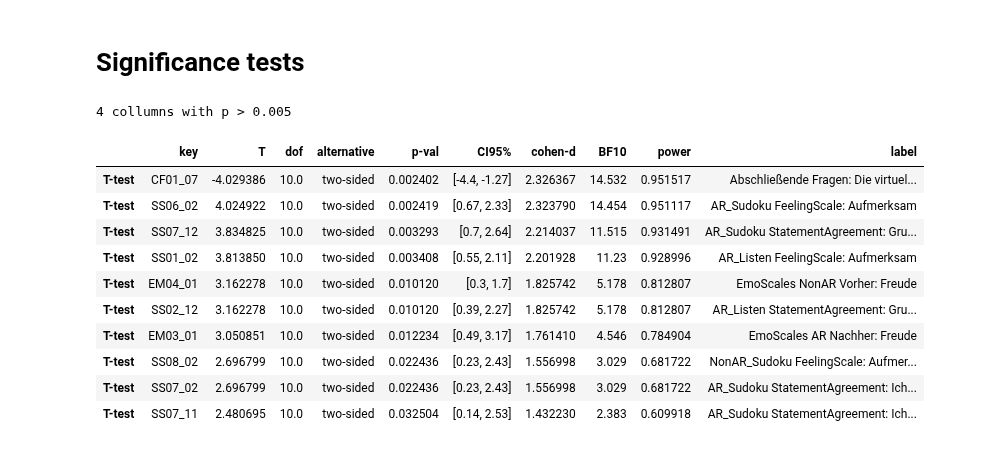
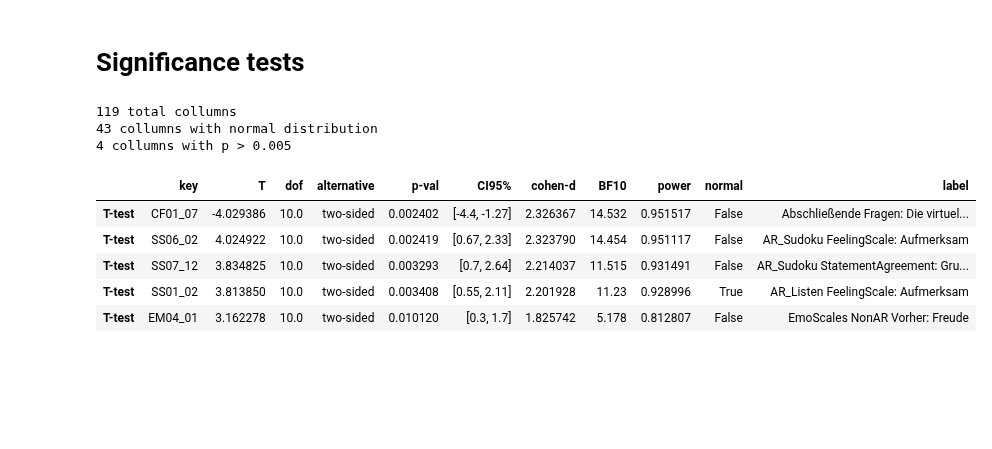
Before and after one commit to BrunoBerger/Zen-Office, a Jupyter notebook: Auswertung/plots.ipynb, the cells around one changed output. Drawn from its saved outputs; the diff is of its cells as text; code cells hidden in the pictures; blank space fills up the shorter version.

Commit message:
added test for normal distribution

```diff
--- a/Auswertung/plots.ipynb
+++ b/Auswertung/plots.ipynb
@@ -408,43 +408,49 @@ All_Keys = [
     *EmotionScales.AR.Vorher,
     *EmotionScales.AR.Zwischen,
     *EmotionScales.AR.Nachher,
     *EmotionScales.NonAR.Vorher,
     *EmotionScales.NonAR.Zwischen,
     *EmotionScales.NonAR.Nachher,
     *ShortUserExpQ.Keys,
     *AbschließendeFragen.Keys,
     *Tasks.Keys,
 ]
 
 
 ARFirsts = df.loc[(df.QUESTNNR=="ArFirst")]
 NonARFirsts = df.loc[(df.QUESTNNR=="NonArFirst")]
 results = pd.DataFrame(columns=["key"])
 
 for key in All_Keys:
     with warnings.catch_warnings():
         warnings.simplefilter(action="ignore", category=RuntimeWarning)
         res = pg.ttest(ARFirsts[key], NonARFirsts[key])
+    with warnings.catch_warnings():
+        warnings.simplefilter(action="ignore", category=UserWarning)
+        res["normal"] = pg.normality(df[key])["normal"].bool()
+
     res["key"] = key
     res["label"] = keyToLabel.loc[keyToLabel.VAR == key]["LABEL"].to_string(index=False)
     results = pd.concat([results , res])
 
+print(f"{len(results)} total collumns")
+
+nNormal = len(results.loc[results["normal"] == True])
+print(f"{nNormal} collumns with normal distribution")
 
 pThreshold = 0.005
-print(len(results.loc[results["p-val"] < pThreshold]), f"collumns with p > {pThreshold}")
+nOverThreshold = len(results.loc[results["p-val"] < pThreshold])
+print(f"{nOverThreshold} collumns with p > {pThreshold}")
 
 # results = results.style.set_properties(subset=["label"],**{'text-align': 'left'}) # needs "Jinja2" module
-results.sort_values(by="p-val", ascending=True).head(10)
+results.sort_values(by="p-val", ascending=True).head(nOverThreshold+1)
 # %% [output]
+119 total collumns
+43 collumns with normal distribution
 4 collumns with p > 0.005
-|  | key | T | dof | alternative | p-val | CI95% | cohen-d | BF10 | power | label |
-| T-test | CF01_07 | -4.029386 | 10.0 | two-sided | 0.002402 | [-4.4, -1.27] | 2.326367 | 14.532 | 0.951517 | Abschließende Fragen: Die virtuel... |
-| T-test | SS06_02 | 4.024922 | 10.0 | two-sided | 0.002419 | [0.67, 2.33] | 2.323790 | 14.454 | 0.951117 | AR_Sudoku FeelingScale: Aufmerksam |
-| T-test | SS07_12 | 3.834825 | 10.0 | two-sided | 0.003293 | [0.7, 2.64] | 2.214037 | 11.515 | 0.931491 | AR_Sudoku StatementAgreement: Gru... |
-| T-test | SS01_02 | 3.813850 | 10.0 | two-sided | 0.003408 | [0.55, 2.11] | 2.201928 | 11.23 | 0.928996 | AR_Listen FeelingScale: Aufmerksam |
-| T-test | EM04_01 | 3.162278 | 10.0 | two-sided | 0.010120 | [0.3, 1.7] | 1.825742 | 5.178 | 0.812807 | EmoScales NonAR Vorher: Freude |
-| T-test | SS02_12 | 3.162278 | 10.0 | two-sided | 0.010120 | [0.39, 2.27] | 1.825742 | 5.178 | 0.812807 | AR_Listen StatementAgreement: Gru... |
-| T-test | EM03_01 | 3.050851 | 10.0 | two-sided | 0.012234 | [0.49, 3.17] | 1.761410 | 4.546 | 0.784904 | EmoScales AR Nachher: Freude |
-| T-test | SS08_02 | 2.696799 | 10.0 | two-sided | 0.022436 | [0.23, 2.43] | 1.556998 | 3.029 | 0.681722 | NonAR_Sudoku FeelingScale: Aufmer... |
-| T-test | SS07_02 | 2.696799 | 10.0 | two-sided | 0.022436 | [0.23, 2.43] | 1.556998 | 3.029 | 0.681722 | AR_Sudoku StatementAgreement: Ich... |
-| T-test | SS07_11 | 2.480695 | 10.0 | two-sided | 0.032504 | [0.14, 2.53] | 1.432230 | 2.383 | 0.609918 | AR_Sudoku StatementAgreement: Ich... |
+|  | key | T | dof | alternative | p-val | CI95% | cohen-d | BF10 | power | normal | label |
+| T-test | CF01_07 | -4.029386 | 10.0 | two-sided | 0.002402 | [-4.4, -1.27] | 2.326367 | 14.532 | 0.951517 | False | Abschließende Fragen: Die virtuel... |
+| T-test | SS06_02 | 4.024922 | 10.0 | two-sided | 0.002419 | [0.67, 2.33] | 2.323790 | 14.454 | 0.951117 | False | AR_Sudoku FeelingScale: Aufmerksam |
+| T-test | SS07_12 | 3.834825 | 10.0 | two-sided | 0.003293 | [0.7, 2.64] | 2.214037 | 11.515 | 0.931491 | False | AR_Sudoku StatementAgreement: Gru... |
+| T-test | SS01_02 | 3.813850 | 10.0 | two-sided | 0.003408 | [0.55, 2.11] | 2.201928 | 11.23 | 0.928996 | True | AR_Listen FeelingScale: Aufmerksam |
+| T-test | EM04_01 | 3.162278 | 10.0 | two-sided | 0.010120 | [0.3, 1.7] | 1.825742 | 5.178 | 0.812807 | False | EmoScales NonAR Vorher: Freude |
```
Also changed, not shown: parts of 1 cell of this notebook.
